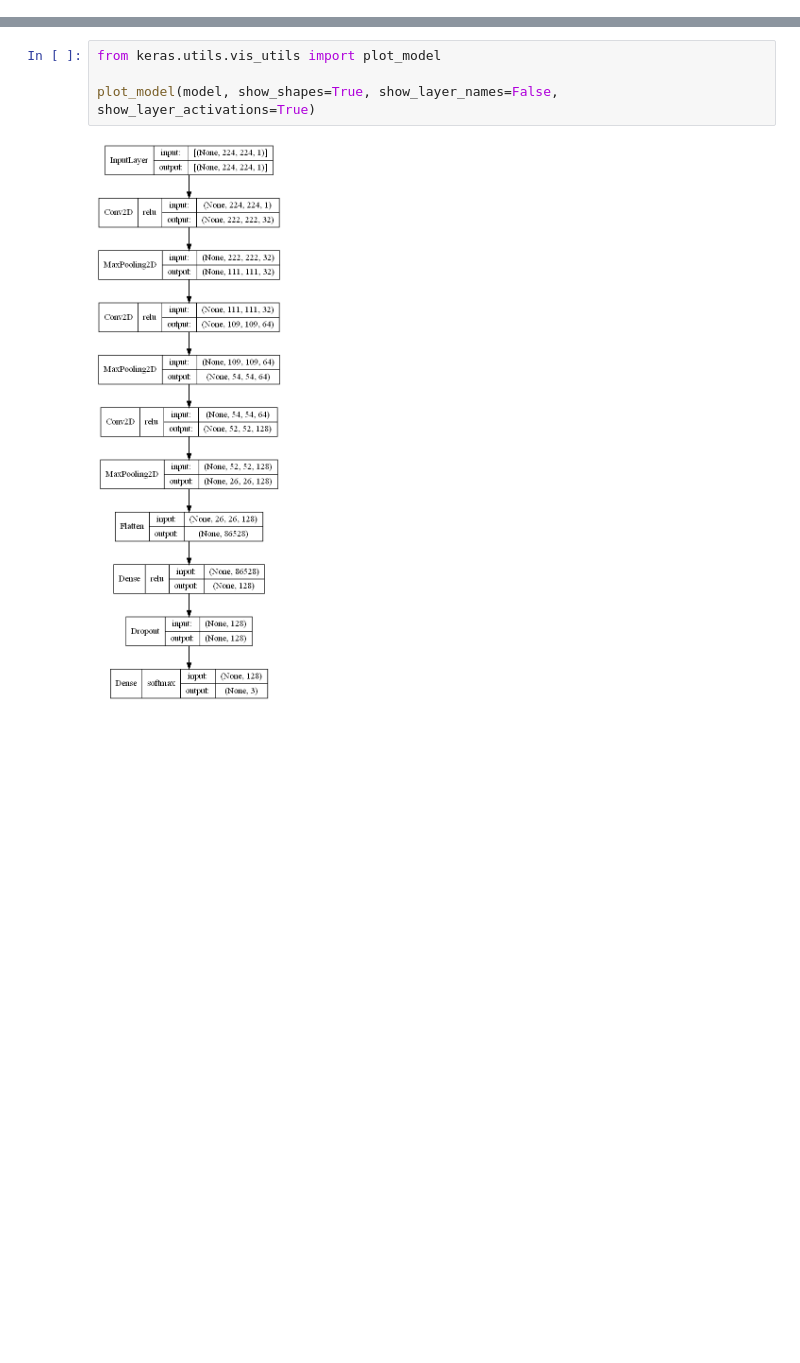
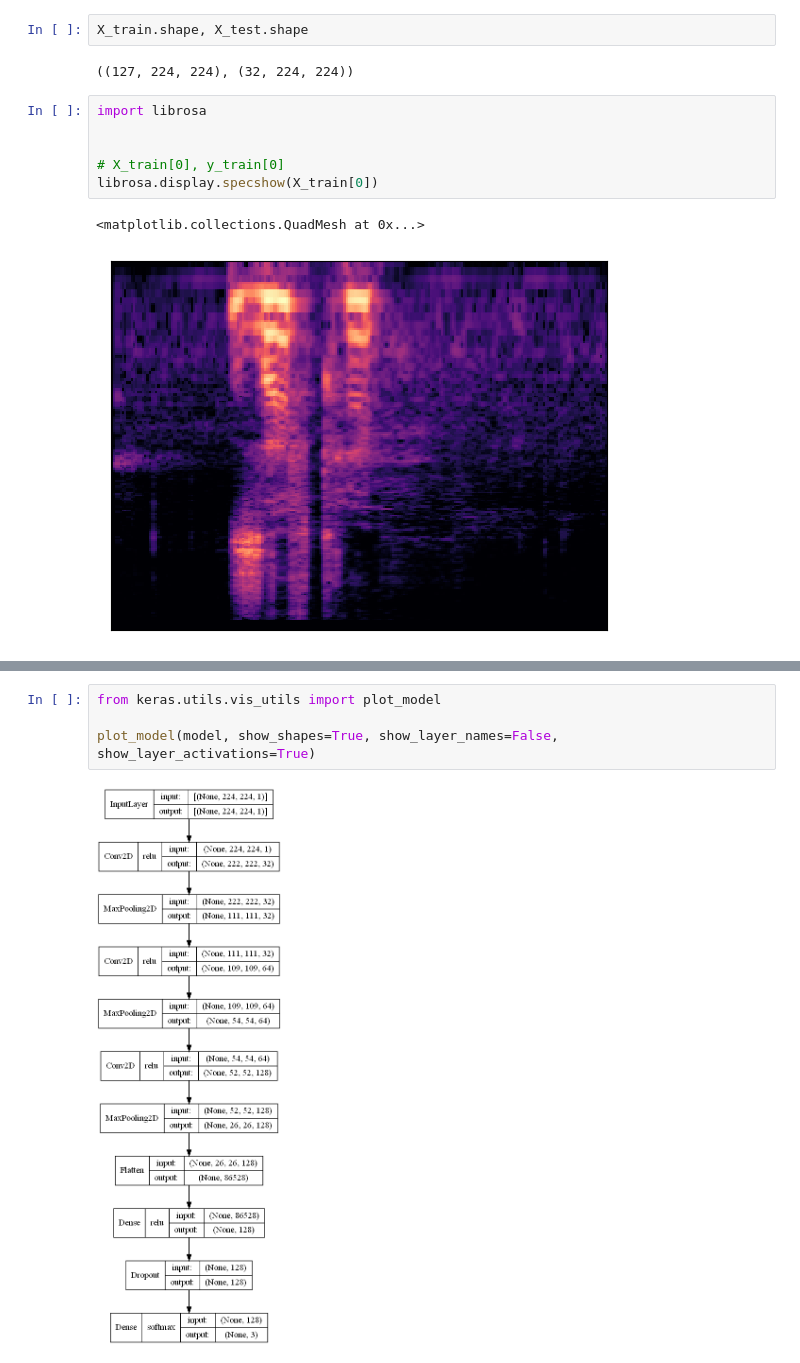
Before and after one commit to Amlaith/speech_classification, a Jupyter notebook: research/cnn_on_specs.ipynb, the cells around one changed output, grey strips where cells are left out. Drawn from its saved outputs; the diff is of its cells as text; blank space fills up the shorter version.

```diff
--- a/research/cnn_on_specs.ipynb
+++ b/research/cnn_on_specs.ipynb
@@ -52,6 +52,19 @@ X_train, X_test, y_train, y_test = train_test_split(X, y_encoded, test_size=0.2,
 
 # Optionally, further split the training set into training and validation sets
 # X_train, X_val, y_train, y_val = train_test_split(X_train, y_train, test_size=0.2, random_state=42)
+# %%
+X_train.shape, X_test.shape
+# %% [output]
+((127, 224, 224), (32, 224, 224))
+# %%
+import librosa
+
+
+# X_train[0], y_train[0]
+librosa.display.specshow(X_train[0])
+# %% [output]
+<matplotlib.collections.QuadMesh at 0x...>
+[figure, added]
 # %%
 import tensorflow as tf
 from tensorflow.keras import layers, models
```
Also changed, not shown: parts of 5 cells of this notebook, 15 other files.
